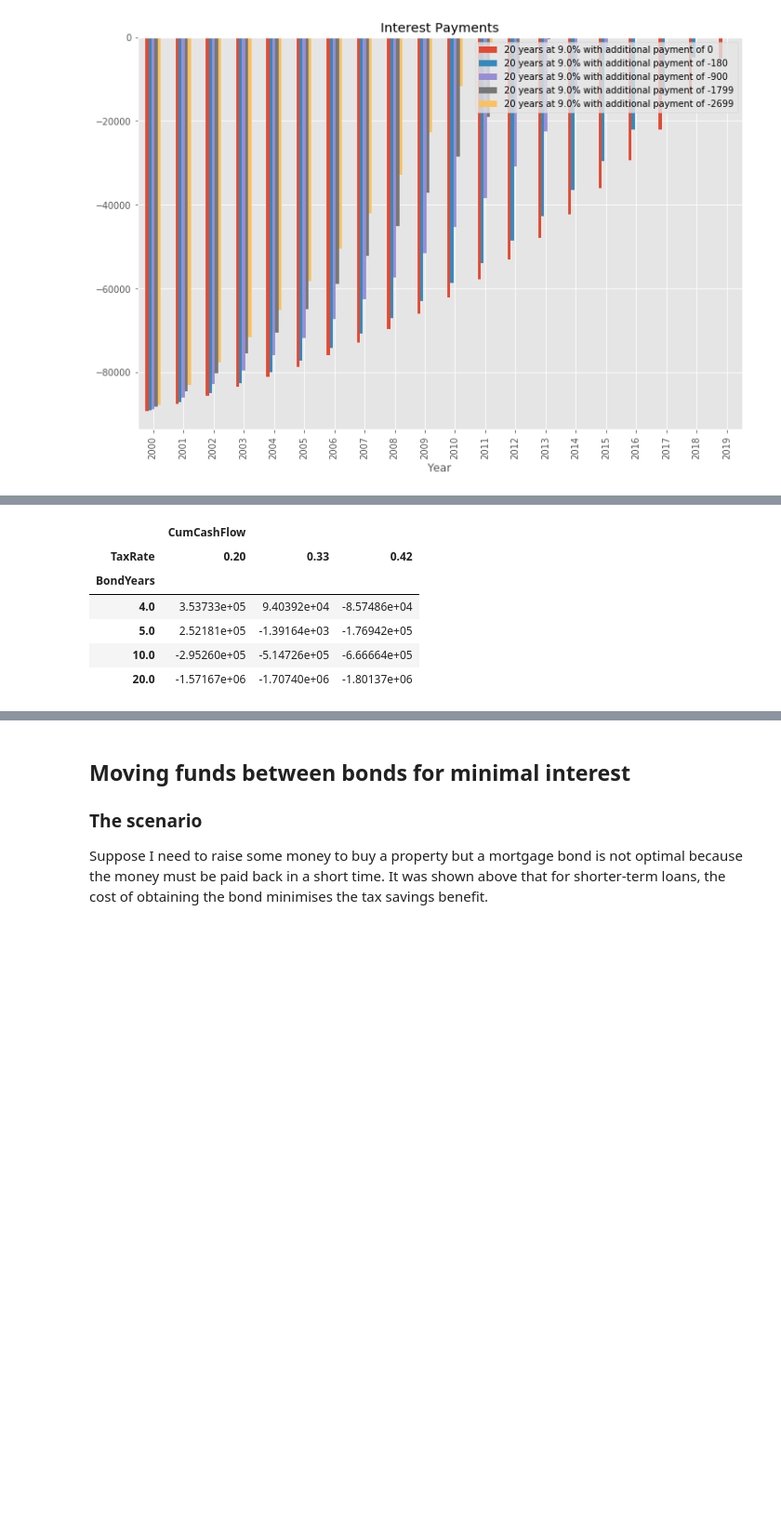
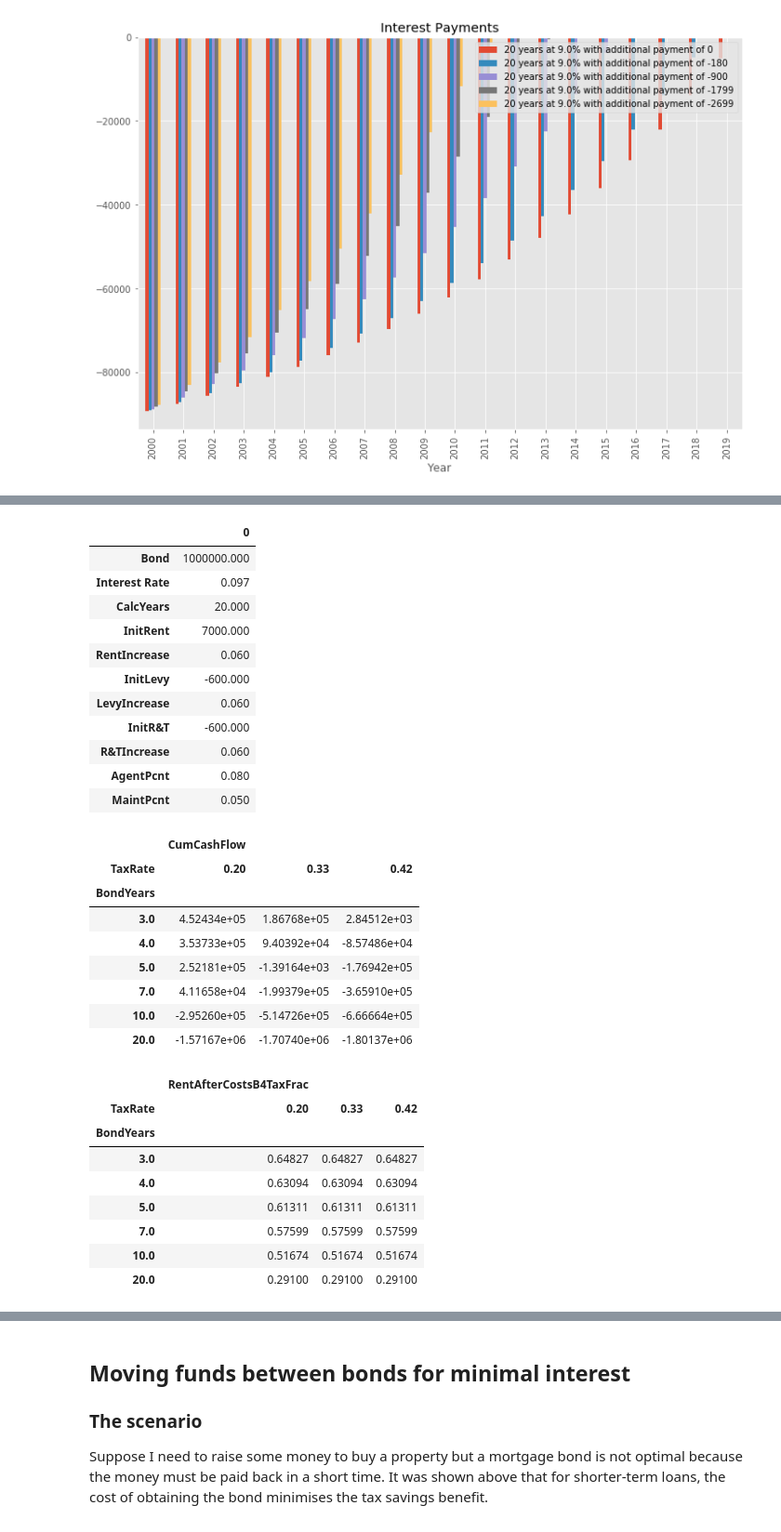
Before and after one commit to NelisW/RetirementPlanning, a Jupyter notebook: PersonalFinancialPlanning.ipynb, the cells around one changed output, grey strips where cells are left out. Shown at 93% size. Cells and saved outputs as stored; diff of their text form; code cells hidden in the pictures; blank space fills up the shorter version.

```diff
--- a/PersonalFinancialPlanning.ipynb
+++ b/PersonalFinancialPlanning.ipynb
@@ -852,35 +872,65 @@ dtype: float64
 # %%
 principal = 1000000
 interest_rate = 0.097
 calcyears = 20
 rentpmonth = 7000
 rentpermonthInc = 0.06
 agentPcnt = 0.08
 maintPcnt = 0.05
 levy = -600
 ratesnt = -600
 levyInc = 0.06
 ratesntInc = 0.06
 
 dfSum = pd.DataFrame()
 
-for bondyears in [4,5,10,20]:
+for bondyears in [3, 4,5,7,10,20]:
     for taxrate in [0.2, 0.33, 0.42]:
         dfc,istats = rentalProperty(principal=principal,interest_rate=interest_rate,
                 bondyears=bondyears,calcyears=calcyears,rentpmonth=rentpmonth,rentpermonthInc=rentpermonthInc,
                 agentPcnt=agentPcnt,levy=levy,ratesnt=ratesnt,levyInc=levyInc,
                 ratesntInc=ratesntInc,maintPcnt=maintPcnt,taxrate=taxrate,doplot=False)
 
         # append all summaries into single df
         dfSum = dfSum.append(istats,ignore_index=True)
 
-dfp = pd.pivot_table(dfSum, index=['BondYears'],values=['CumCashFlow'],columns=['TaxRate'])
-display(HTML(dfp.to_html(index=True)))
+istatsfilt = istats[['Bond','Interest Rate','CalcYears','InitRent','RentIncrease','InitLevy',
+                    'LevyIncrease','InitR&T','R&TIncrease','AgentPcnt','MaintPcnt']]
+display(HTML(istatsfilt.to_frame().to_html(index=True)))
+
+dft = pd.pivot_table(dfSum, index=['BondYears'],values=['CumCashFlow'],columns=['TaxRate'])
+display(HTML(dft.to_html(index=True)))
+
+dfer = pd.pivot_table(dfSum, index=['BondYears'],values=['RentAfterCostsB4TaxFrac'],columns=['TaxRate'])
+display(HTML(dfer.to_html(index=True)))
 # %% [output]
-|  | CumCashFlow |  |  |
-| TaxRate | 0.20 | 0.33 | 0.42 |
-| BondYears |  |  |  |
-| 4.0 | 3.53733e+05 | 9.40392e+04 | -8.57486e+04 |
-| 5.0 | 2.52181e+05 | -1.39164e+03 | -1.76942e+05 |
-| 10.0 | -2.95260e+05 | -5.14726e+05 | -6.66664e+05 |
-| 20.0 | -1.57167e+06 | -1.70740e+06 | -1.80137e+06 |
+|  | 0 |
+| Bond | 1000000.000 |
+| Interest Rate | 0.097 |
+| CalcYears | 20.000 |
+| InitRent | 7000.000 |
+| RentIncrease | 0.060 |
+| InitLevy | -600.000 |
+| LevyIncrease | 0.060 |
+| InitR&T | -600.000 |
+| R&TIncrease | 0.060 |
+| AgentPcnt | 0.080 |
+| MaintPcnt | 0.050 |
+|  | CumCashFlow |  |  |
+| TaxRate | 0.20 | 0.33 | 0.42 |
+| BondYears |  |  |  |
+| 3.0 | 4.52434e+05 | 1.86768e+05 | 2.84512e+03 |
+| 4.0 | 3.53733e+05 | 9.40392e+04 | -8.57486e+04 |
+| 5.0 | 2.52181e+05 | -1.39164e+03 | -1.76942e+05 |
+| 7.0 | 4.11658e+04 | -1.99379e+05 | -3.65910e+05 |
+| 10.0 | -2.95260e+05 | -5.14726e+05 | -6.66664e+05 |
+| 20.0 | -1.57167e+06 | -1.70740e+06 | -1.80137e+06 |
+|  | RentAfterCostsB4TaxFrac |  |  |
+| TaxRate | 0.20 | 0.33 | 0.42 |
+| BondYears |  |  |  |
+| 3.0 | 0.64827 | 0.64827 | 0.64827 |
+| 4.0 | 0.63094 | 0.63094 | 0.63094 |
+| 5.0 | 0.61311 | 0.61311 | 0.61311 |
+| 7.0 | 0.57599 | 0.57599 | 0.57599 |
+| 10.0 | 0.51674 | 0.51674 | 0.51674 |
+| 20.0 | 0.29100 | 0.29100 | 0.29100 |
```
Also changed, not shown: parts of 7 cells of this notebook.
